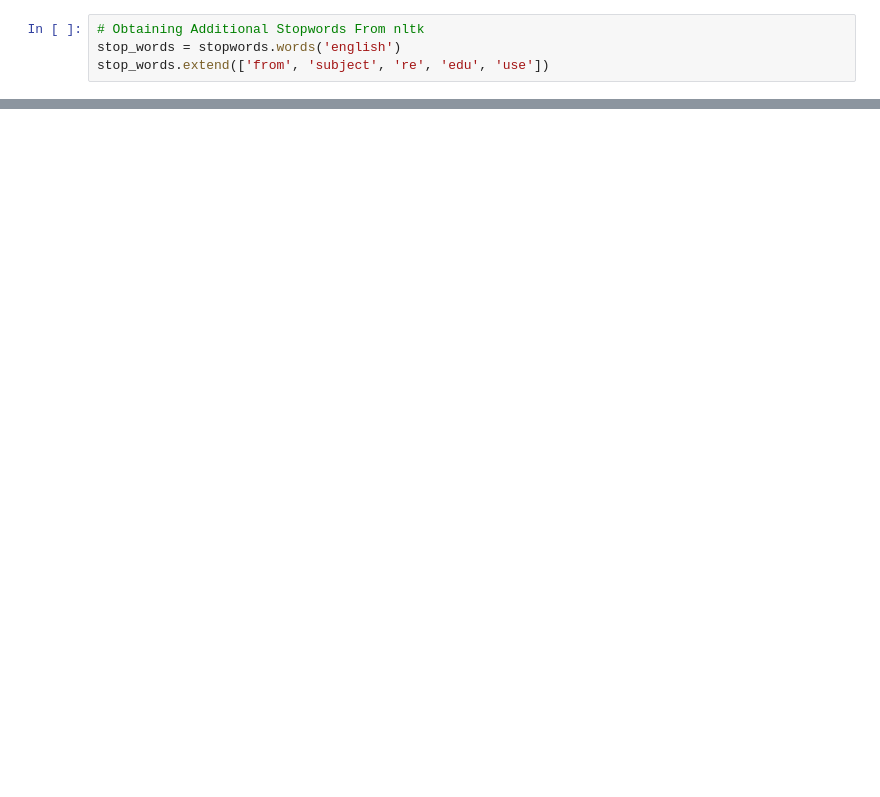
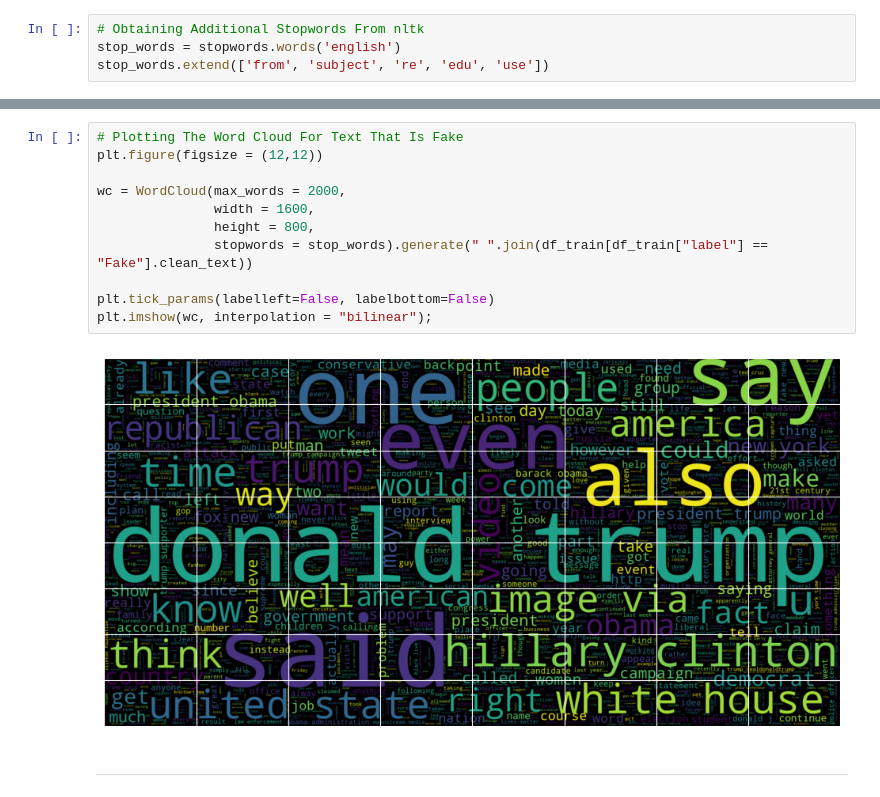
Before and after one commit to JammalAdeyemi/FakeNews_detection, a Jupyter notebook: Notebook/model.ipynb, the cells around one changed output, grey strips where cells are left out. Cells and saved outputs as stored; diff of their text form; blank space fills up the shorter version.

```diff
--- a/Notebook/model.ipynb
+++ b/Notebook/model.ipynb
@@ -332,0 +400,15 @@ def denoise_text(text):
+# %%
+# Plotting The Word Cloud For Text That Is Fake
+plt.figure(figsize = (12,12))
+
+wc = WordCloud(max_words = 2000,
+               width = 1600,
+               height = 800,
+               stopwords = stop_words).generate(" ".join(df_train[df_train["label"] == "Fake"].clean_text))
+
+plt.tick_params(labelleft=False, labelbottom=False)
+plt.imshow(wc, interpolation = "bilinear");
+# %% [output]
+[figure, added]
+# %% [markdown]
+----
```
Also changed, not shown: parts of 23 cells of this notebook.
